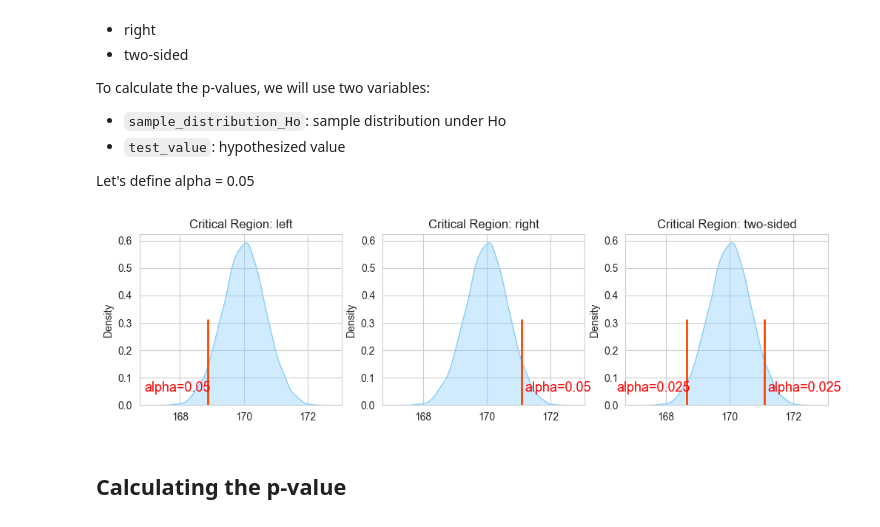
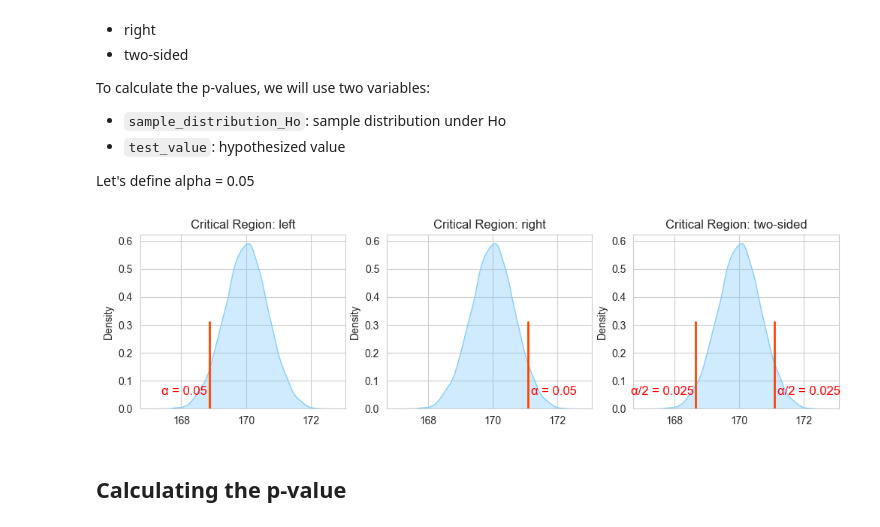
Before and after one commit to Goliath-Research/Computational-Statistics, a Jupyter notebook: 04-Inferential Statistics/05-Boot_One_Samp_Test.ipynb, the cells around one changed output. Saved outputs shown, nothing was run; the diff lists cells and outputs as text; code cells hidden in the pictures.

```diff
--- a/04-Inferential Statistics/05-Boot_One_Samp_Test.ipynb
+++ b/04-Inferential Statistics/05-Boot_One_Samp_Test.ipynb
@@ -119,33 +118,33 @@ alpha = 0.05
 # %%
 plt.figure(figsize=(12, 3))
 
 plt.subplot(131)
 ax = sns.kdeplot(x=sample_distribution_Ho, color='lightskyblue', fill=True, alpha=0.4)
 cv1 = np.percentile(sample_distribution_Ho, alpha*100)              # left critical value
 plt.axvline(x = cv1, ymin=0, ymax=0.5, color='orangered', linewidth=2)
-plt.text(cv1-2, 0.05, 'alpha=0.05', color='red', size='13')
+plt.text(cv1-1.5, 0.05, 'α = 0.05', color='red', size='12')
 plt.title('Critical Region: left')
 
 plt.subplot(132)
 ax = sns.kdeplot(x=sample_distribution_Ho, color='lightskyblue', fill=True, alpha=0.4)
 cv2 = np.percentile(sample_distribution_Ho, 100-alpha*100)          # right critical value
 plt.axvline(x = cv2, ymin=0, ymax=0.5, color='orangered', linewidth=2)
-plt.text(cv2+0.1, 0.05, 'alpha=0.05', color='red', size='13')
+plt.text(cv2+0.1, 0.05, 'α = 0.05', color='red', size='12')
 plt.title('Critical Region: right')
 
 plt.subplot(133)
 ax = sns.kdeplot(x=sample_distribution_Ho, color='lightskyblue', fill=True, alpha=0.4)
 cv1 = np.percentile(sample_distribution_Ho, (alpha/2)*100)          # left critical value
 cv2 = np.percentile(sample_distribution_Ho, 100-alpha*100)          # right critical value
 plt.axvline(x = cv1, ymin=0, ymax=0.5, color='orangered', linewidth=2)
 plt.axvline(x = cv2, ymin=0, ymax=0.5, color='orangered', linewidth=2)
-plt.text(cv1-2.2, 0.05, 'alpha=0.025', color='red', size='13')
-plt.text(cv2 + 0.1, 0.05, 'alpha=0.025', color='red', size='13')
+plt.text(cv1-2, 0.05, 'α/2 = 0.025', color='red', size='12')
+plt.text(cv2 + 0.1, 0.05, 'α/2 = 0.025', color='red', size='12')
 plt.title('Critical Region: two-sided')
 
 plt.show();
 # %% [output]
-[figure, old version]
+[figure, new version]
 # %% [markdown]
 ## Calculating the p-value
 # %% [markdown]
```
Also changed, not shown: parts of 13 cells of this notebook.
